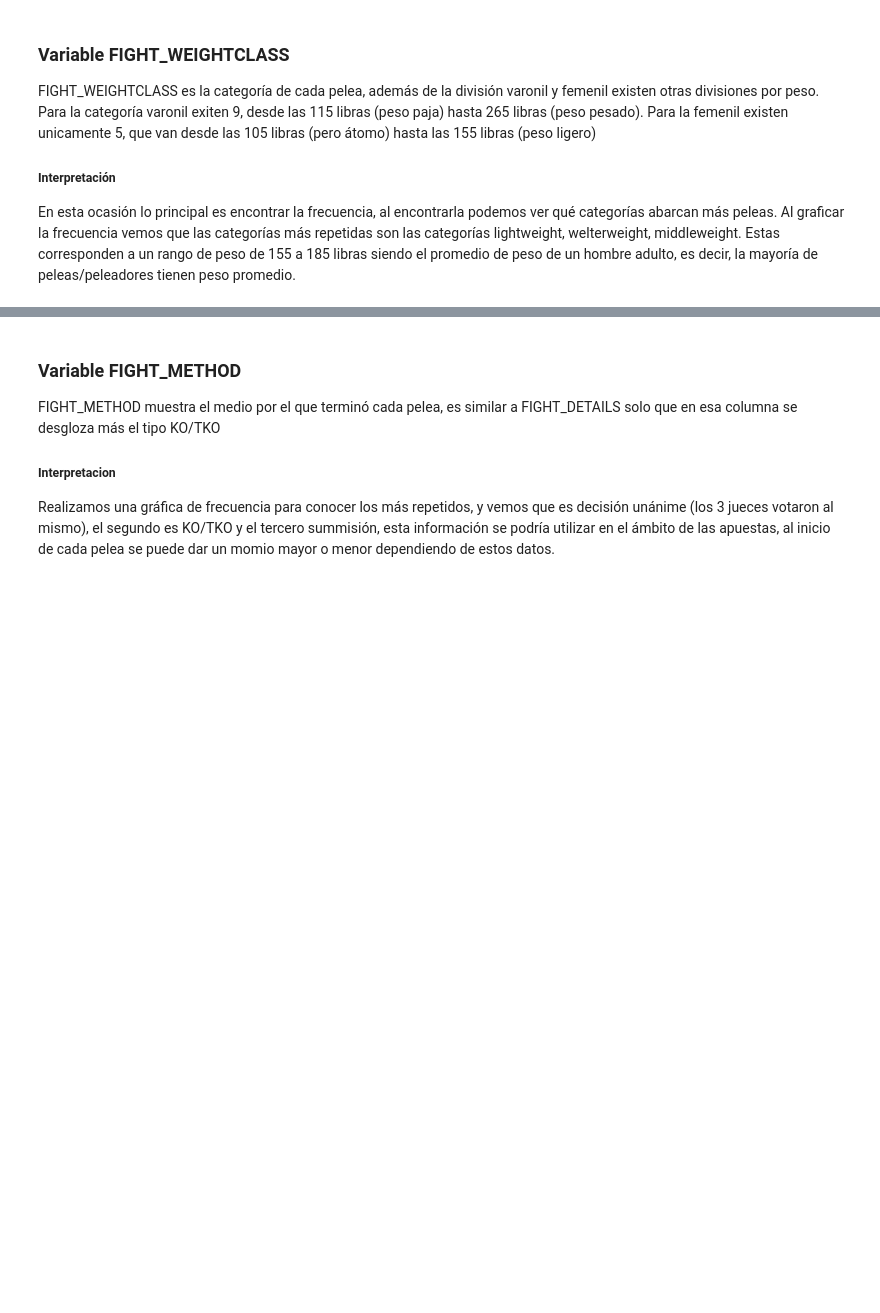
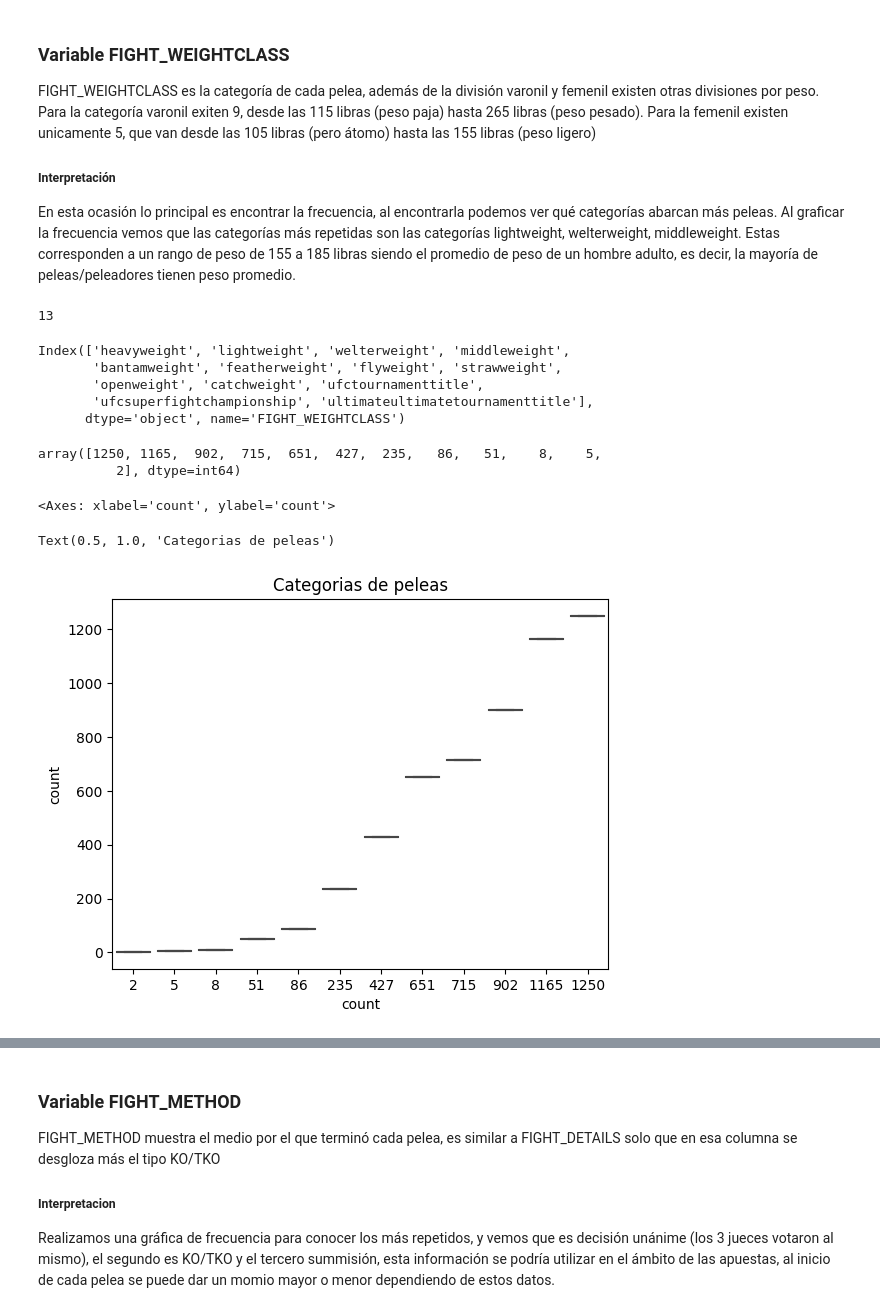
Before and after one commit to YaotecatlMtz/analisisUFC, a Jupyter notebook: primeraEntregaProyecto.ipynb, the cells around one changed output, grey strips where cells are left out. Saved outputs shown, nothing was run; the diff lists cells and outputs as text; code cells hidden in the pictures; blank space fills up the shorter version.

```diff
--- a/primeraEntregaProyecto.ipynb
+++ b/primeraEntregaProyecto.ipynb
@@ -408,4 +516,25 @@ FIGHT_WEIGHTCLASS es la categoría de cada pelea, además de la división varoni
 ##### Interpretación
 En esta ocasión lo principal es encontrar la frecuencia, al encontrarla podemos ver qué categorías abarcan más peleas.
 Al graficar la frecuencia vemos que las categorías más repetidas son las categorías lightweight, welterweight, middleweight. Estas corresponden a un rango de peso de 155 a 185 libras siendo el promedio de peso de un hombre adulto, es decir, la mayoría de peleas/peleadores tienen peso promedio.
+# %%
+
+new_lenght = df['FIGHT_WEIGHTCLASS'].unique()
+len(new_lenght)
+weightClass = df['FIGHT_WEIGHTCLASS'].value_counts()
+weightClass.index
+weightClass.unique()
+sns.boxplot(data=weightClass,x=weightClass, y=new_lenght)
+plt.title("Categorias de peleas")
+# %% [output]
+13
+Index(['heavyweight', 'lightweight', 'welterweight', 'middleweight',
+       'bantamweight', 'featherweight', 'flyweight', 'strawweight',
+       'openweight', 'catchweight', 'ufctournamenttitle',
+       'ufcsuperfightchampionship', 'ultimateultimatetournamenttitle'],
+      dtype='object', name='FIGHT_WEIGHTCLASS')
+array([1250, 1165,  902,  715,  651,  427,  235,   86,   51,    8,    5,
+          2], dtype=int64)
+<Axes: xlabel='count', ylabel='count'>
+Text(0.5, 1.0, 'Categorias de peleas')
+[figure, added]
 # %%
```
Also changed, not shown: parts of 18 cells of this notebook.
